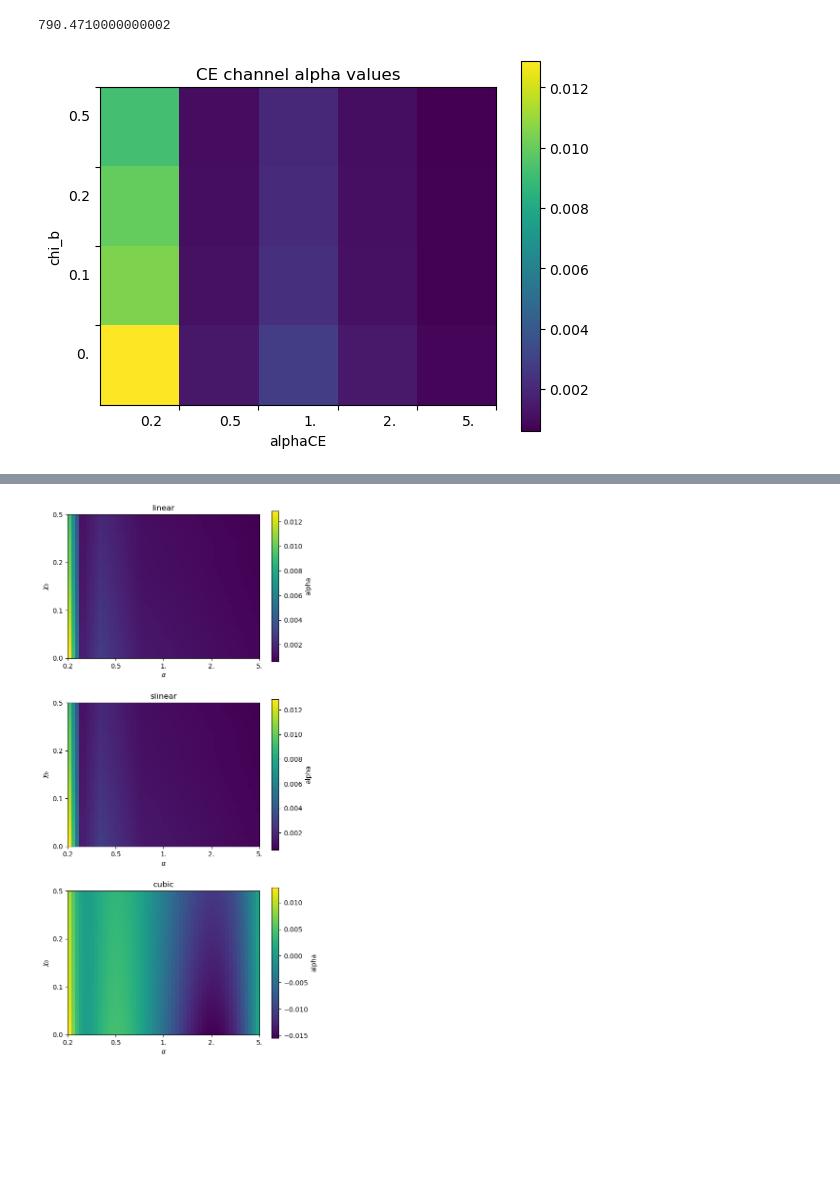
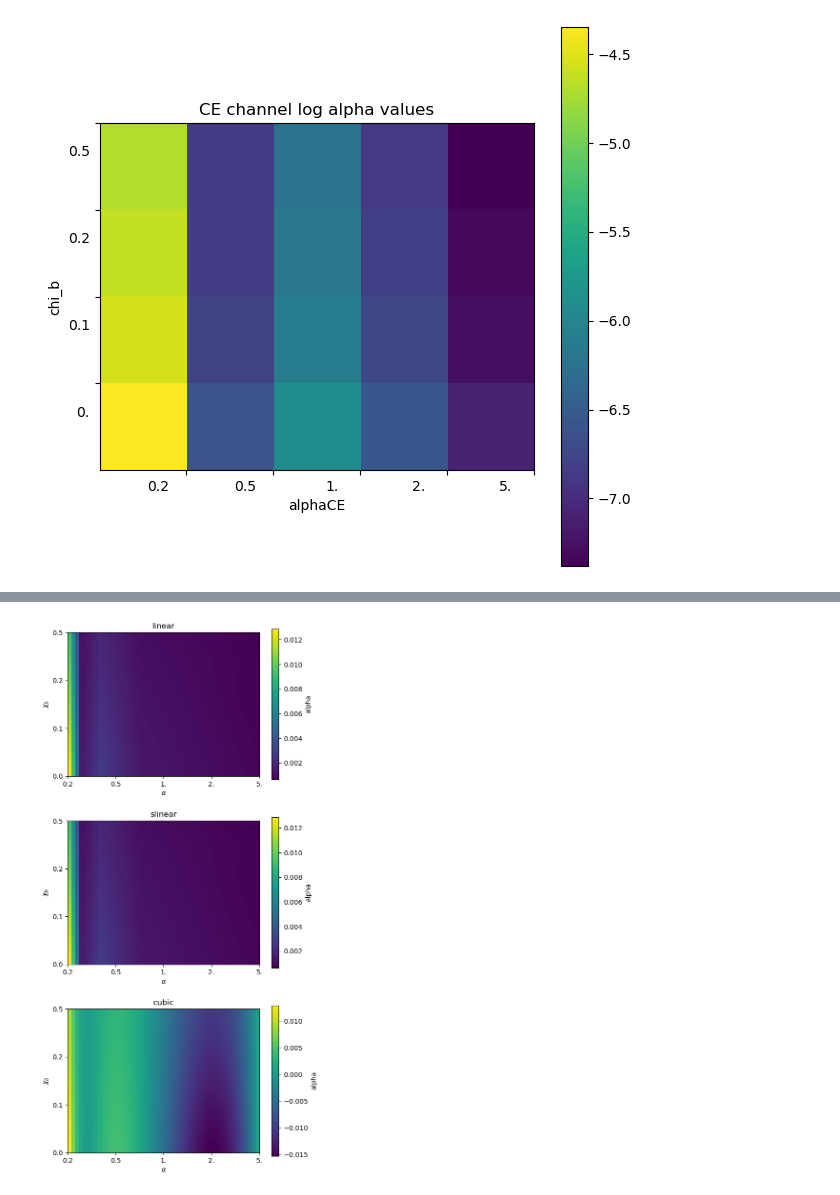
Before and after one commit to scolloms/AMAZE_model_selection, a Jupyter notebook: alpha_sensitivity_interp.ipynb, the cells around one changed output, grey strips where cells are left out. Drawn from its saved outputs; the diff is of its cells as text; code cells hidden in the pictures; blank space fills up the shorter version.

```diff
--- a/alpha_sensitivity_interp.ipynb
+++ b/alpha_sensitivity_interp.ipynb
@@ -24,6 +24,8 @@ file_path='/Users/stormcolloms/Documents/PhD/Project_work/OneChannel_Flows/model
 samples_dict = read_models.read_hdf5(file_path, 'CE')
 sensitivity ='midhighlatelow_network'
 alpha = np.zeros((4,5))
+mass = np.zeros((4,5))
+mass_power = np.zeros((4,5))
 chi_b=['0.','0.1','0.2','0.5']
 
 for chib_id in range(4):
@@ -31,32 +33,30 @@ for chib_id in range(4):
         samples = samples_dict[(chib_id,alphaCE_id)]
         mock_samp = samples.sample(int(1e6), weights=(samples['weight']/len(samples)), replace=True)
         alpha[chib_id,alphaCE_id] = np.sum(mock_samp['pdet_'+sensitivity]) / len(mock_samp)
+        mass_power[chib_id,alphaCE_id] = np.mean(samples['mchirp']**(5/6))
+        mass[chib_id,alphaCE_id] = np.mean(samples['mchirp'])
-# %%
-np.sum(mock_samp['pdet_'+sensitivity])
-# %% [output]
-790.4710000000002
 # %%
 #plot CE channel
 fig,ax=plt.subplots(1,1)
 
 plt.rcParams["figure.figsize"] = (7,7)
-plt.imshow(alpha, extent=(0,5,0,4))
+plt.imshow(np.log(alpha), extent=(0,5,0,4))
 plt.colorbar()
-plt.title('CE channel alpha values')
+plt.title('CE channel log alpha values')
 plt.xlabel('alphaCE')
 plt.ylabel('chi_b')
 
 ax.set_yticks([1,2,3,4])
 ax.set_yticklabels(chi_b)
 ax.set_xticks([1,2,3,4,5])
 ax.set_xticklabels(['0.2','0.5','1.','2.', '5.'])
 dx = 0/72.; dy = -20/72.
 offsety = matplotlib.transforms.ScaledTranslation(dx, dy, fig.dpi_scale_trans)
 for label in ax.yaxis.get_ticklabels():
     label.set_transform(label.get_transform() + offsety)
 dxx = -20/72.; dyx = 0/72.
 offsetx = matplotlib.transforms.ScaledTranslation(dxx, dyx, fig.dpi_scale_trans)
 for label in ax.xaxis.get_ticklabels():
     label.set_transform(label.get_transform() + offsetx)
 # %% [output]
-[figure, old version]
+[figure, new version]
```
Also changed, not shown: parts of 5 cells of this notebook, 5 other files.
